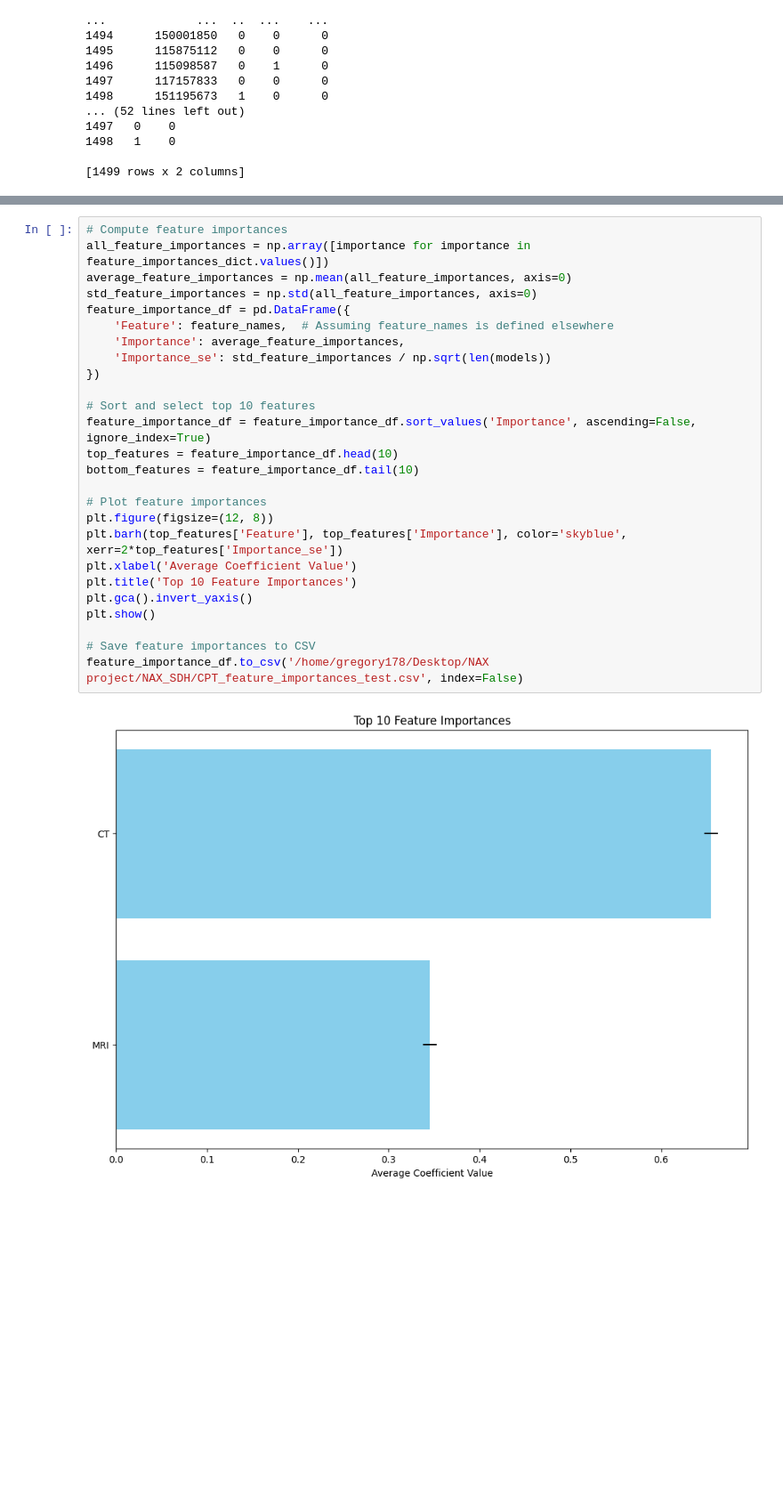
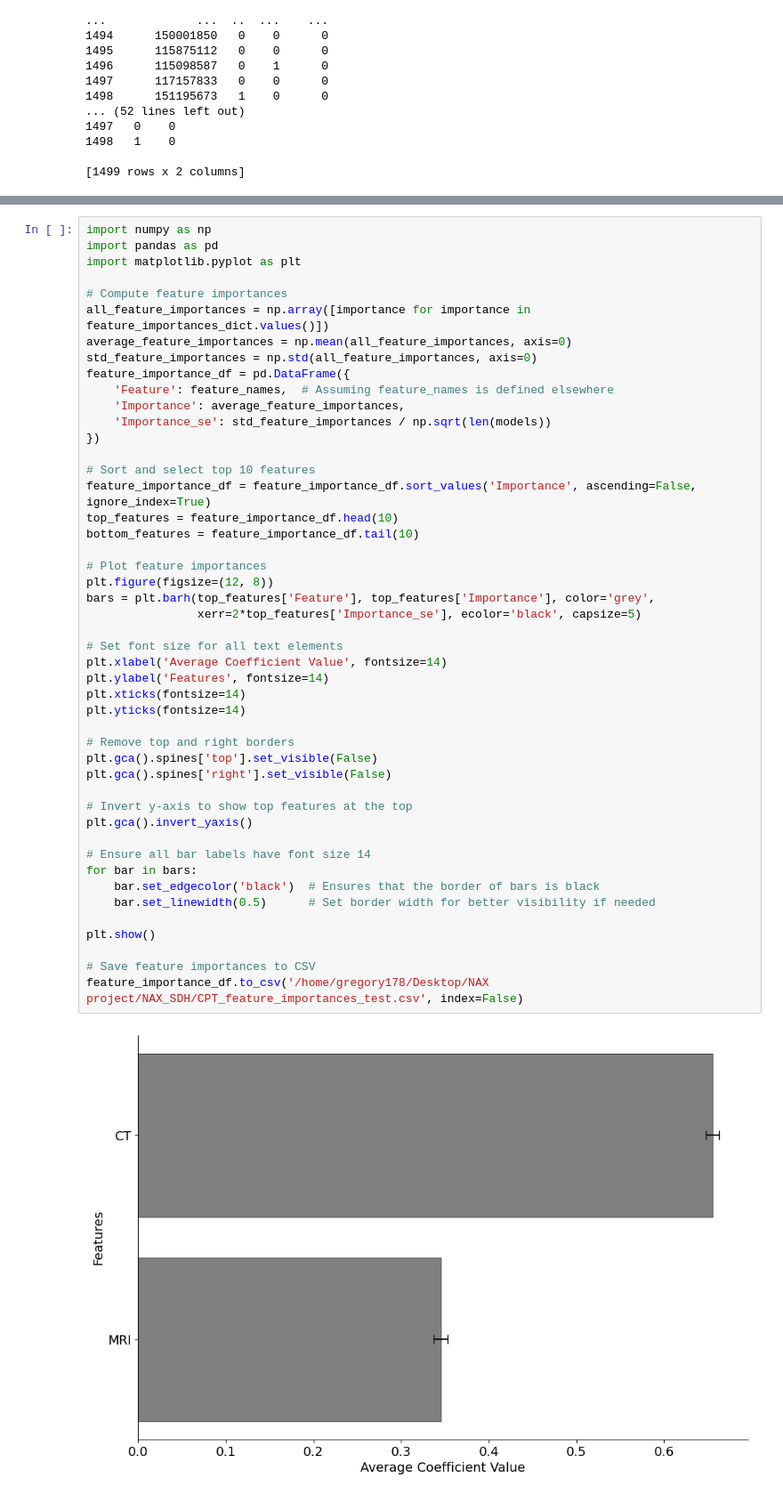
Before and after one commit to bdsp-core/SDH-EHR-Phenotyping-NAX, a Jupyter notebook: Step16_CPT_random_forest_Draft_15.ipynb, the cells around one changed output, grey strips where cells are left out. Shown at 89% size. Cells and saved outputs as stored; diff of their text form; blank space fills up the shorter version.

```diff
--- a/Step16_CPT_random_forest_Draft_15.ipynb
+++ b/Step16_CPT_random_forest_Draft_15.ipynb
@@ -801,28 +894,49 @@ False Negatives: 131
 # %%
+import numpy as np
+import pandas as pd
+import matplotlib.pyplot as plt
+
 # Compute feature importances
 all_feature_importances = np.array([importance for importance in feature_importances_dict.values()])
 average_feature_importances = np.mean(all_feature_importances, axis=0)
 std_feature_importances = np.std(all_feature_importances, axis=0)
 feature_importance_df = pd.DataFrame({
     'Feature': feature_names,  # Assuming feature_names is defined elsewhere
     'Importance': average_feature_importances,
     'Importance_se': std_feature_importances / np.sqrt(len(models))
 })
 
 # Sort and select top 10 features
 feature_importance_df = feature_importance_df.sort_values('Importance', ascending=False, ignore_index=True)
 top_features = feature_importance_df.head(10)
 bottom_features = feature_importance_df.tail(10)
 
 # Plot feature importances
 plt.figure(figsize=(12, 8))
-plt.barh(top_features['Feature'], top_features['Importance'], color='skyblue', xerr=2*top_features['Importance_se'])
-plt.xlabel('Average Coefficient Value')
-plt.title('Top 10 Feature Importances')
+bars = plt.barh(top_features['Feature'], top_features['Importance'], color='grey',
+                xerr=2*top_features['Importance_se'], ecolor='black', capsize=5)
+
+# Set font size for all text elements
+plt.xlabel('Average Coefficient Value', fontsize=14)
+plt.ylabel('Features', fontsize=14)
+plt.xticks(fontsize=14)
+plt.yticks(fontsize=14)
+
+# Remove top and right borders
+plt.gca().spines['top'].set_visible(False)
+plt.gca().spines['right'].set_visible(False)
+
+# Invert y-axis to show top features at the top
 plt.gca().invert_yaxis()
+
+# Ensure all bar labels have font size 14
+for bar in bars:
+    bar.set_edgecolor('black')  # Ensures that the border of bars is black
+    bar.set_linewidth(0.5)      # Set border width for better visibility if needed
+
 plt.show()
 
 # Save feature importances to CSV
 feature_importance_df.to_csv('/home/gregory178/Desktop/NAX project/NAX_SDH/CPT_feature_importances_test.csv', index=False)
 # %% [output]
-[figure, old version]
+[figure, new version]
```
Also changed, not shown: parts of 9 cells of this notebook, 53 other files.
